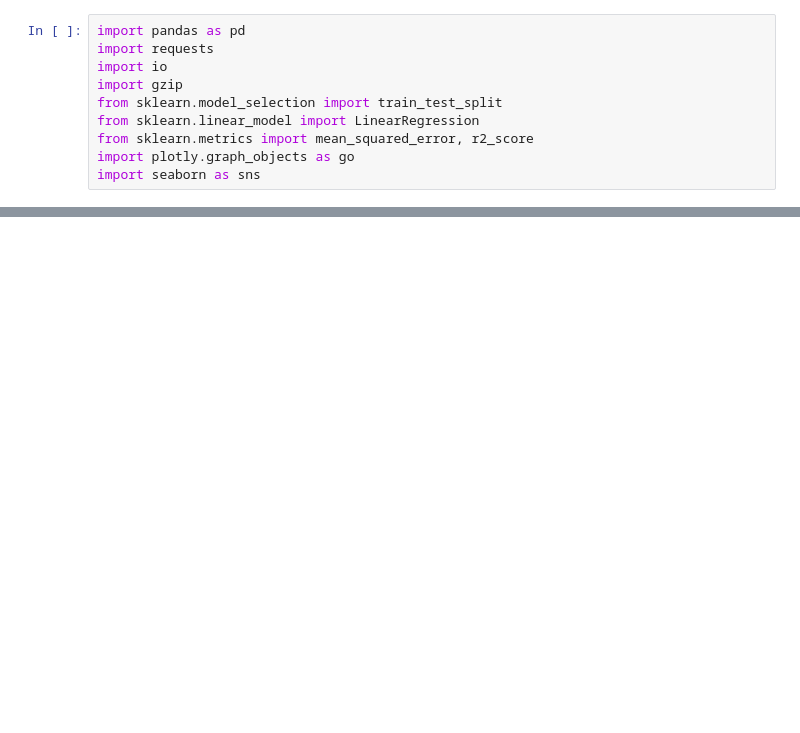
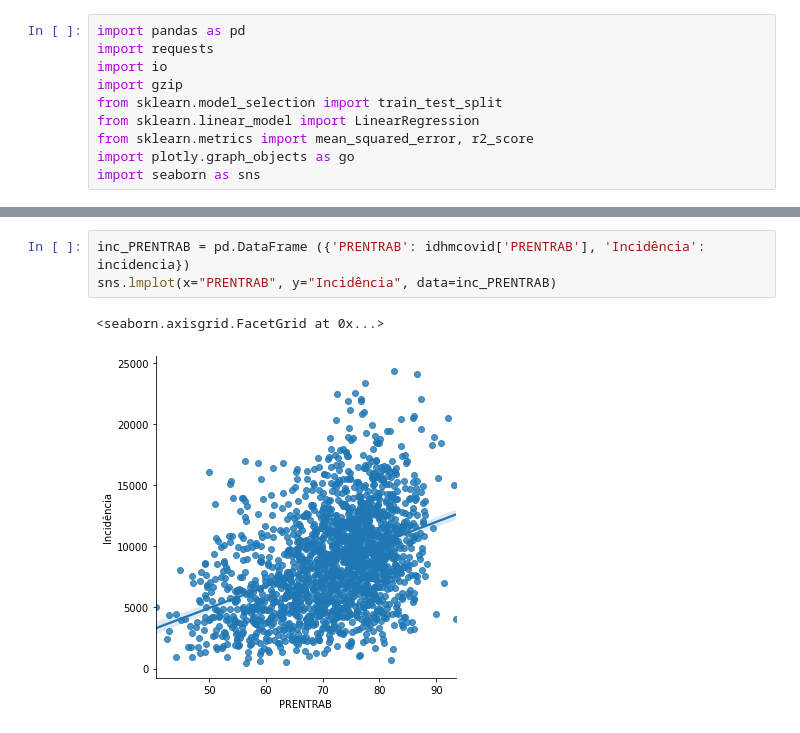
Before and after one commit to mirianbatista/covid-fatores, a Jupyter notebook: regressao_linear_incidencia.ipynb, the cells around one changed output, grey strips where cells are left out. Saved outputs shown, nothing was run; the diff lists cells and outputs as text; blank space fills up the shorter version.

Commit message:
versão final incidência

```diff
--- a/regressao_linear_incidencia.ipynb
+++ b/regressao_linear_incidencia.ipynb
@@ -267,0 +300,6 @@ sns.lmplot(x="Real", y="Previsto", data=df_corr_pos_neg)
+# %%
+inc_PRENTRAB = pd.DataFrame ({'PRENTRAB': idhmcovid['PRENTRAB'], 'Incidência': incidencia})
+sns.lmplot(x="PRENTRAB", y="Incidência", data=inc_PRENTRAB)
+# %% [output]
+<seaborn.axisgrid.FacetGrid at 0x...>
+[figure, added]
```
Also changed, not shown: parts of 45 cells of this notebook.
